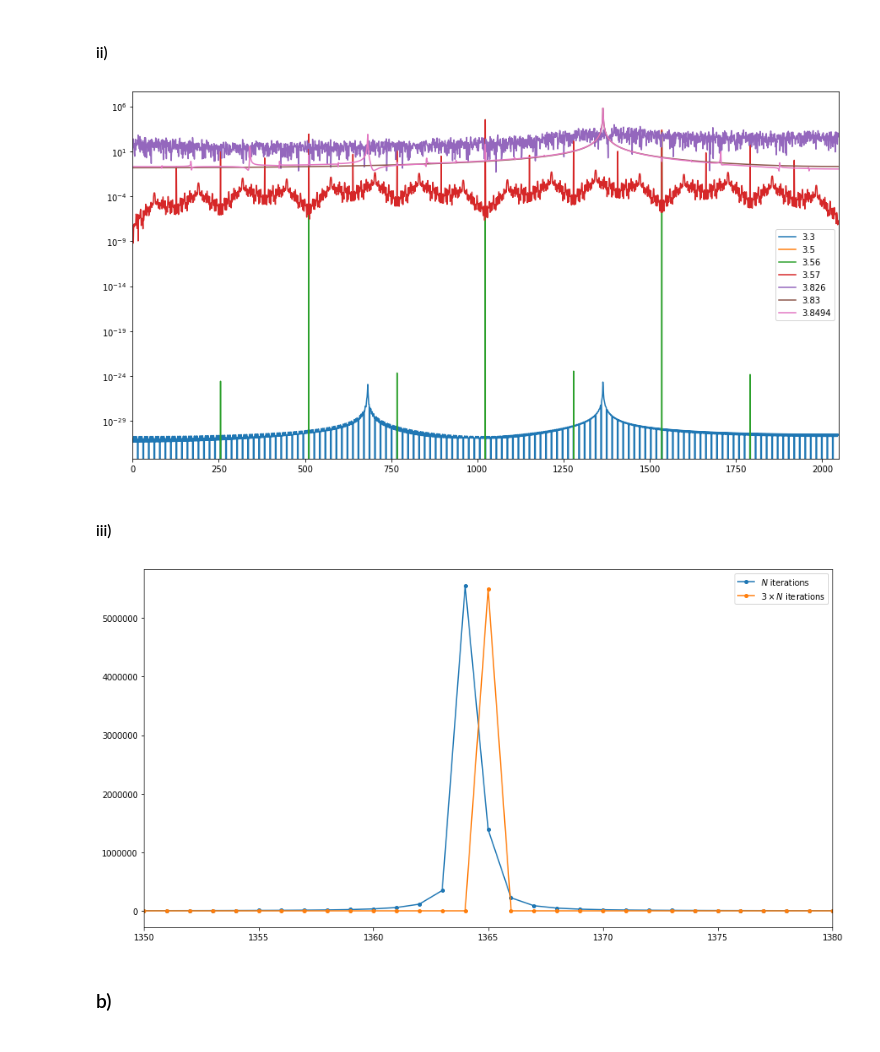
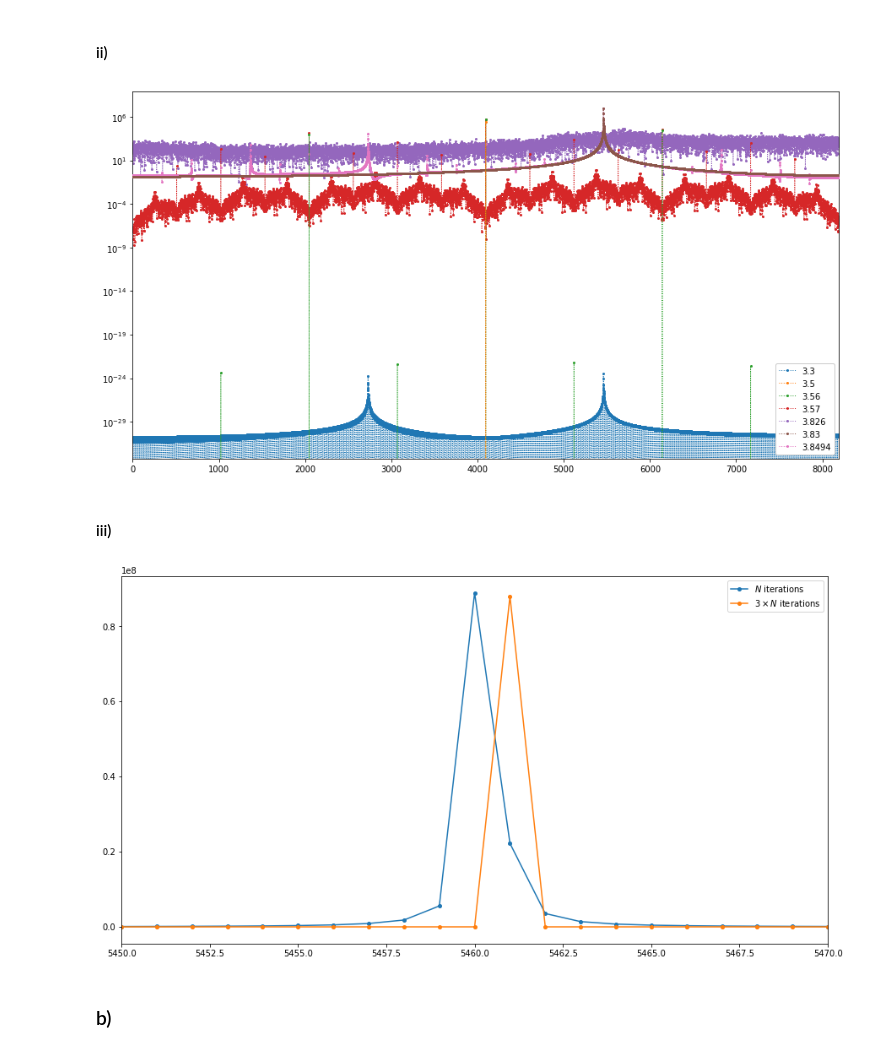
Before and after one commit to ManshaP/CCEES, a Jupyter notebook: exercise_3/2_spectrum_of_logistic_map.ipynb, the cells around one changed output. Drawn from its saved outputs; the diff is of its cells as text; code cells hidden in the pictures.

```diff
--- a/exercise_3/2_spectrum_of_logistic_map.ipynb
+++ b/exercise_3/2_spectrum_of_logistic_map.ipynb
@@ -25,7 +25,7 @@ def logistic_seq(mu, u0=.1, n=10, windup=0):
 mus = [3.3, 3.5, 3.56, 3.57, 3.826, 3.83, 3.8494]
 u0 = .1
 windup = 1000
-iters = 2**12
+iters = 2**14
 # %%
 sequences = {}
 for mu in mus:
@@ -34,8 +34,10 @@ for mu in mus:
 fig = plt.figure()
 ax = plt.subplot()
 
+mu_order = [3.826, 3.57, 3.3, 3.8494, 3.83, 3.56, 3.5]
+
 for mu, seq in sequences.items():
-    ax.plot(seq, linestyle='none', marker='.', markersize=2, label=mu)
+    ax.plot(seq, linestyle='none', marker='.', markersize=2, label=mu, zorder=mu_order.index(mu))
 ax.legend(markerscale=7, loc=4, framealpha=1)
 
 ax.set_xlim(0, iters)
@@ -56,40 +58,42 @@ for mu, seq in sequences.items():
 fig = plt.figure()
 ax = plt.subplot()
 
+mu_order = [3.826, 3.57, 3.3, 3.8494, 3.83, 3.56, 3.5]
+
 for mu, spec in spectra.items():
-    ax.plot(spec, label=mu)
-ax.legend()
+    ax.plot(spec, label=mu, linestyle='dotted', marker='.', markersize=4, linewidth=1, zorder=mu_order.index(mu))
+ax.legend(loc=4, framealpha=1)
 ax.set_yscale('log')
 ax.set_xlim(0, (iters/2)+1)
 
 fig.set_size_inches(15,8)
 plt.show()
 # %% [output]
-[figure, old version]
+[figure, new version]
 # %% [markdown]
 #### iii)
 # %%
 mus = 3.83
 u0 = .1
 windup = 1000
-iters = 3 * 2**12
+iters = 3 * 2**14
 # %%
 seq = logistic_seq(mu, u0, iters, windup)
 spec = np.fft.rfft(np.abs(seq))[1:-1]**2
 # %%
 fig = plt.figure()
 ax = plt.subplot()
 
 ax.plot(spectra[3.83]*9, marker='.', markersize=8, label=r'$N$ iterations')
 ax.plot(spec[::3], marker='.', markersize=8, label=r'$3 \times N$ iterations')
 
 ax.legend()
 
-ax.set_xlim(1350, 1380)
+ax.set_xlim(5450, 5470)
 
 fig.set_size_inches(15,8)
 plt.show()
 # %% [output]
-[figure, old version]
+[figure, new version]
 # %% [markdown]
 ### b)
```
Also changed, not shown: parts of 1 cell of this notebook.
